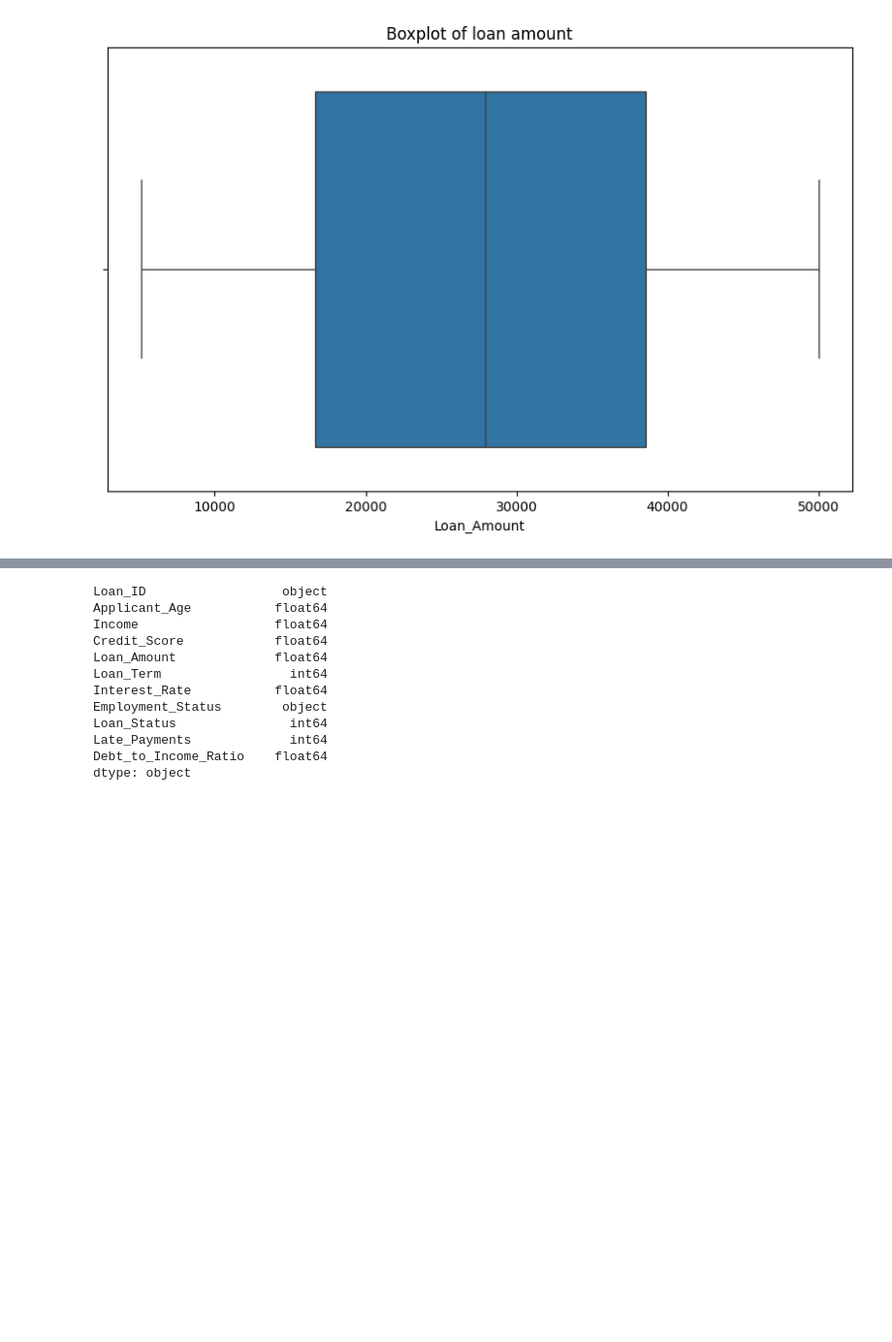
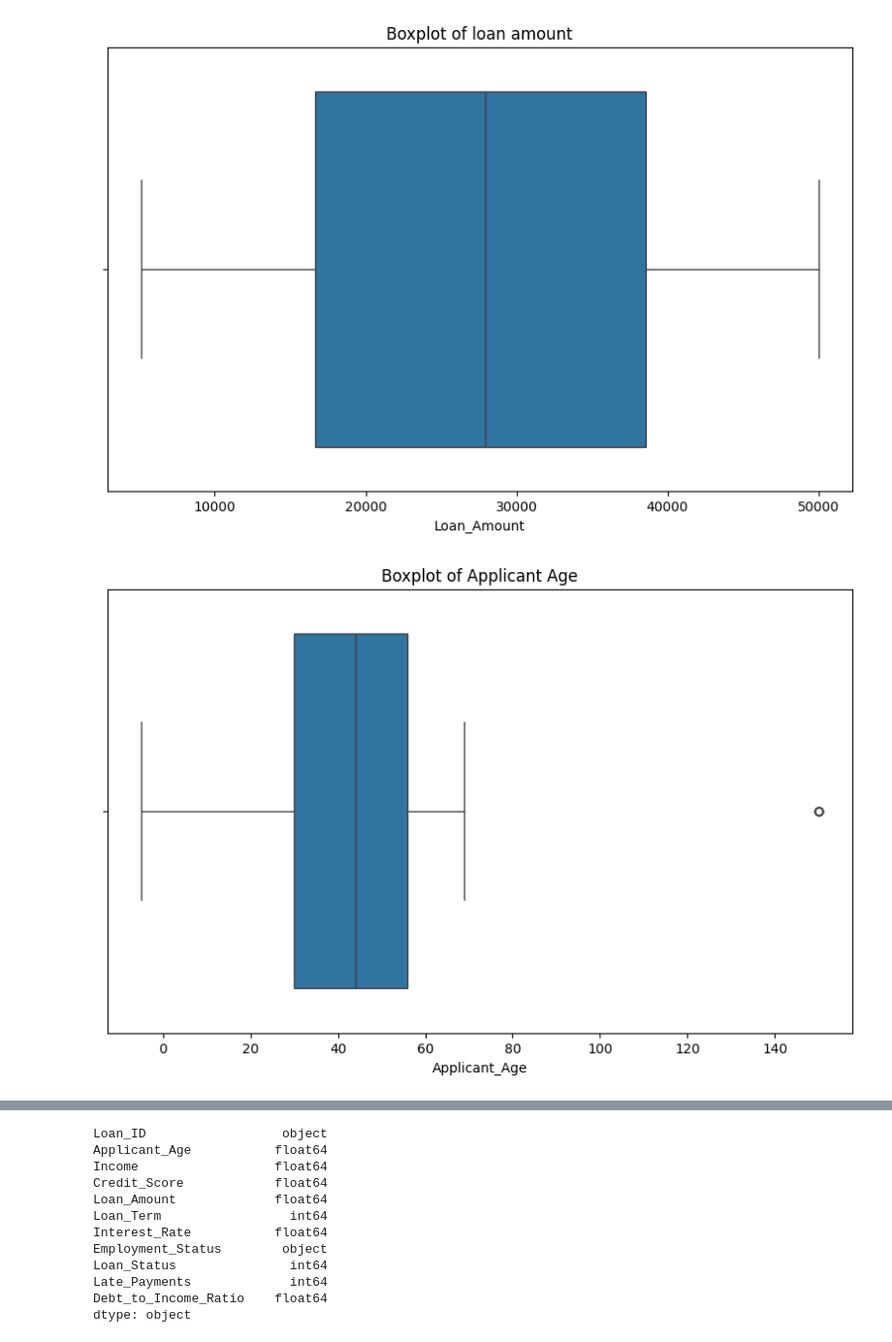
Before and after one commit to Jashin254/LD_GROUP_W, a Jupyter notebook: LDP_Group_Work.ipynb, the cells around one changed output, grey strips where cells are left out. Shown at 97% size. Cells and saved outputs as stored; diff of their text form; code cells hidden in the pictures; blank space fills up the shorter version.

Commit message:
Adding code to highlight outliers

```diff
--- a/LDP_Group_Work.ipynb
+++ b/LDP_Group_Work.ipynb
@@ -94,3 +95,17 @@ plt.show()
 # The boxplot shows that there are some outliers in the loan amount.
 # %% [output]
 [figure]
+# %%
+# Checking for outliers
+
+import pandas as pd
+import matplotlib.pyplot as plt
+import seaborn as sns
+df = pd.read_csv("loan_default_dataset.csv")
+plt.figure(figsize=(10,6))
+sns.boxplot(data = df, x = "Applicant_Age")
+plt.title("Boxplot of Applicant Age")
+plt.show()
+# The boxplot shows that there are some outliers in the loan amount.
+# %% [output]
+[figure, added]
```
Also changed, not shown: parts of 3 cells of this notebook.
